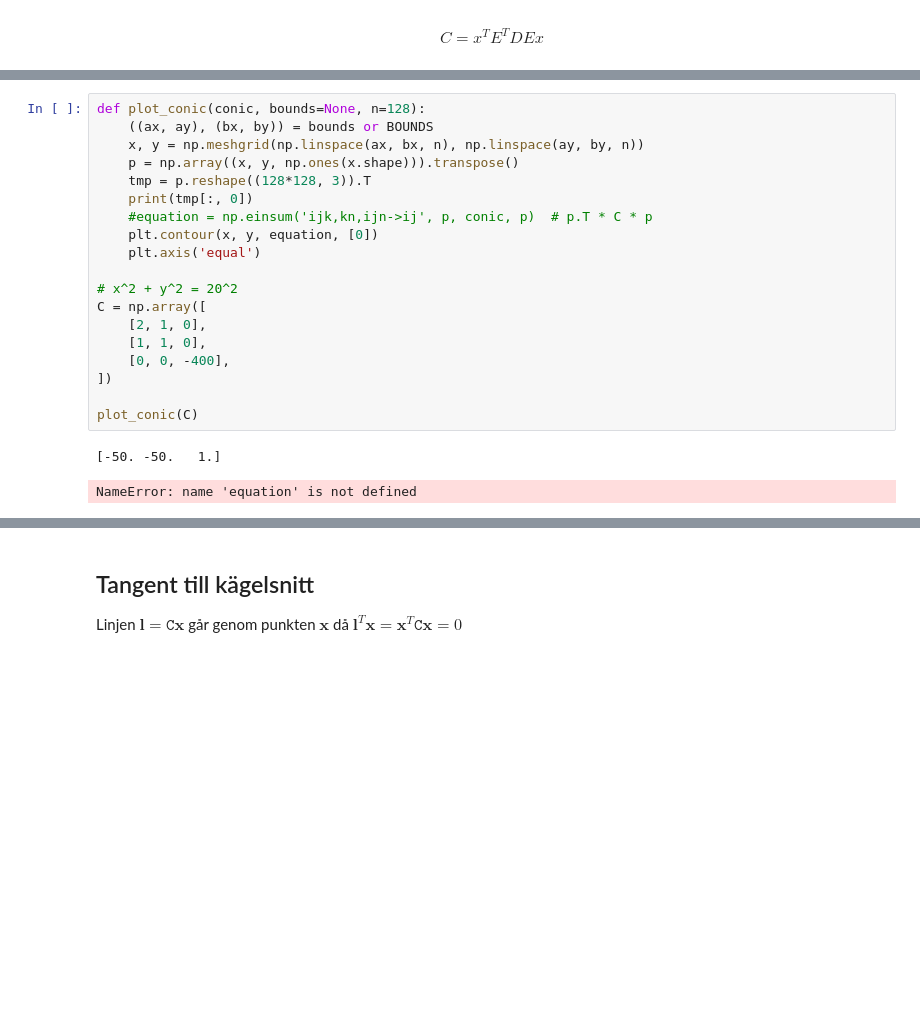
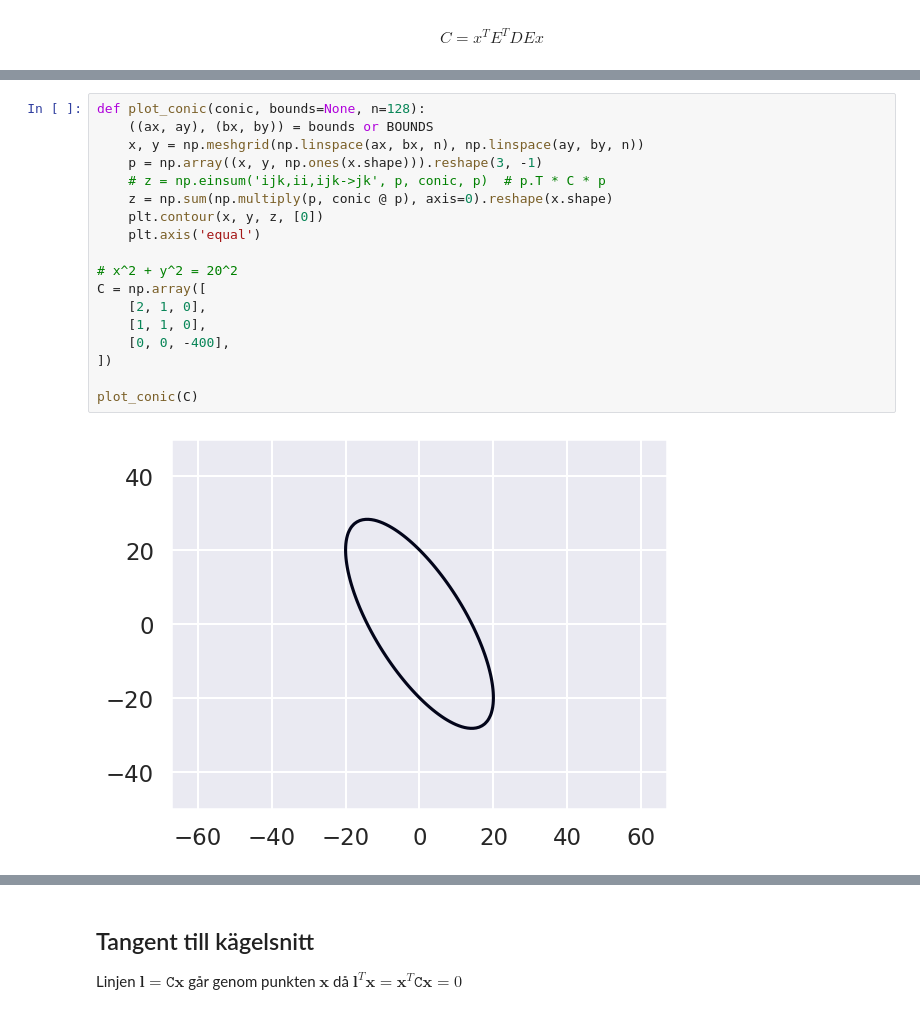
Before and after one commit to rasmusgo/multiple-view-geometry, a Jupyter notebook: chapter2.ipynb, the cells around one changed output, grey strips where cells are left out. Drawn from its saved outputs; the diff is of its cells as text; blank space fills up the shorter version.

```diff
--- a/chapter2.ipynb
+++ b/chapter2.ipynb
@@ -134,25 +134,23 @@ _Utsnitt från arabisk översättning 800-talet._
 # %%
 def plot_conic(conic, bounds=None, n=128):
     ((ax, ay), (bx, by)) = bounds or BOUNDS
     x, y = np.meshgrid(np.linspace(ax, bx, n), np.linspace(ay, by, n))
-    p = np.array((x, y, np.ones(x.shape))).transpose()
-    tmp = p.reshape((128*128, 3)).T
-    print(tmp[:, 0])
-    #equation = np.einsum('ijk,kn,ijn->ij', p, conic, p)  # p.T * C * p
-    plt.contour(x, y, equation, [0])
+    p = np.array((x, y, np.ones(x.shape))).reshape(3, -1)
+    # z = np.einsum('ijk,ii,ijk->jk', p, conic, p)  # p.T * C * p
+    z = np.sum(np.multiply(p, conic @ p), axis=0).reshape(x.shape)
+    plt.contour(x, y, z, [0])
     plt.axis('equal')
 
 # x^2 + y^2 = 20^2
 C = np.array([
     [2, 1, 0],
     [1, 1, 0],
     [0, 0, -400],
 ])
 
 plot_conic(C)
 # %% [output]
-[-50. -50.   1.]
-NameError: name 'equation' is not defined
+[figure, added]
 # %%
 def as_matrix(a, b, c, d, e, f):
     """Arranges a conic in polynomial form in a C-matrix"""
```
Also changed, not shown: parts of 9 cells of this notebook.
